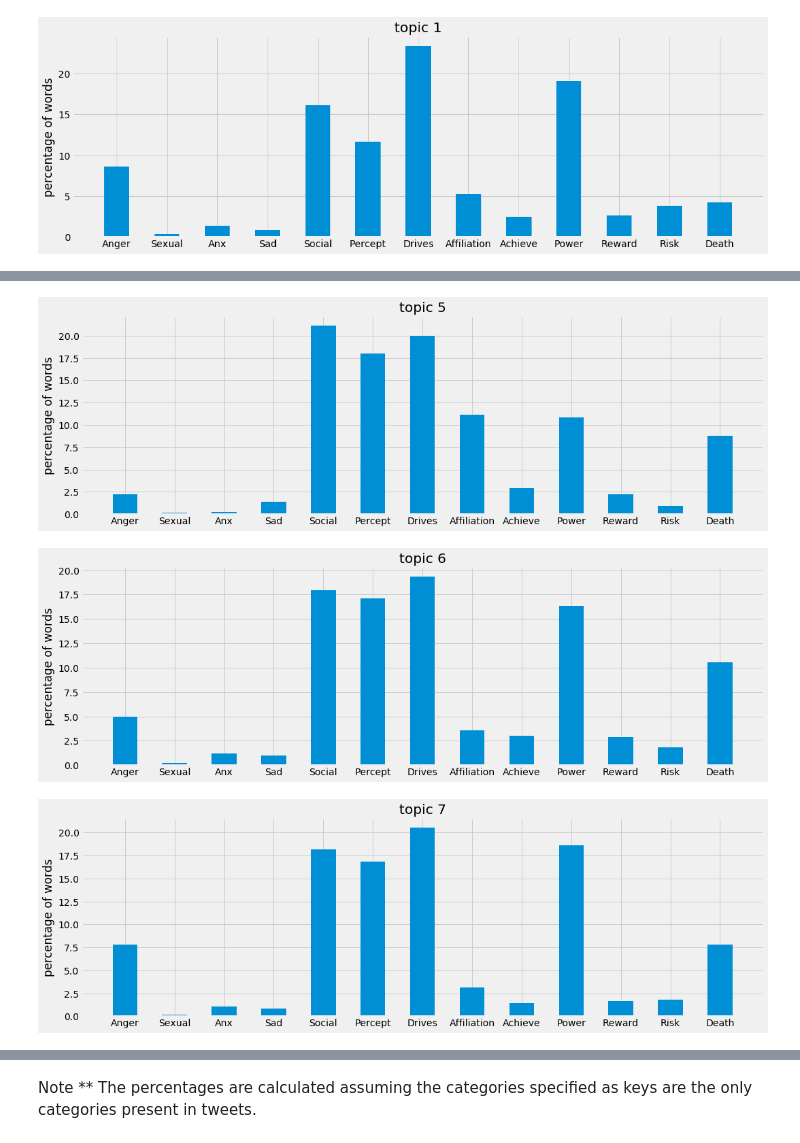
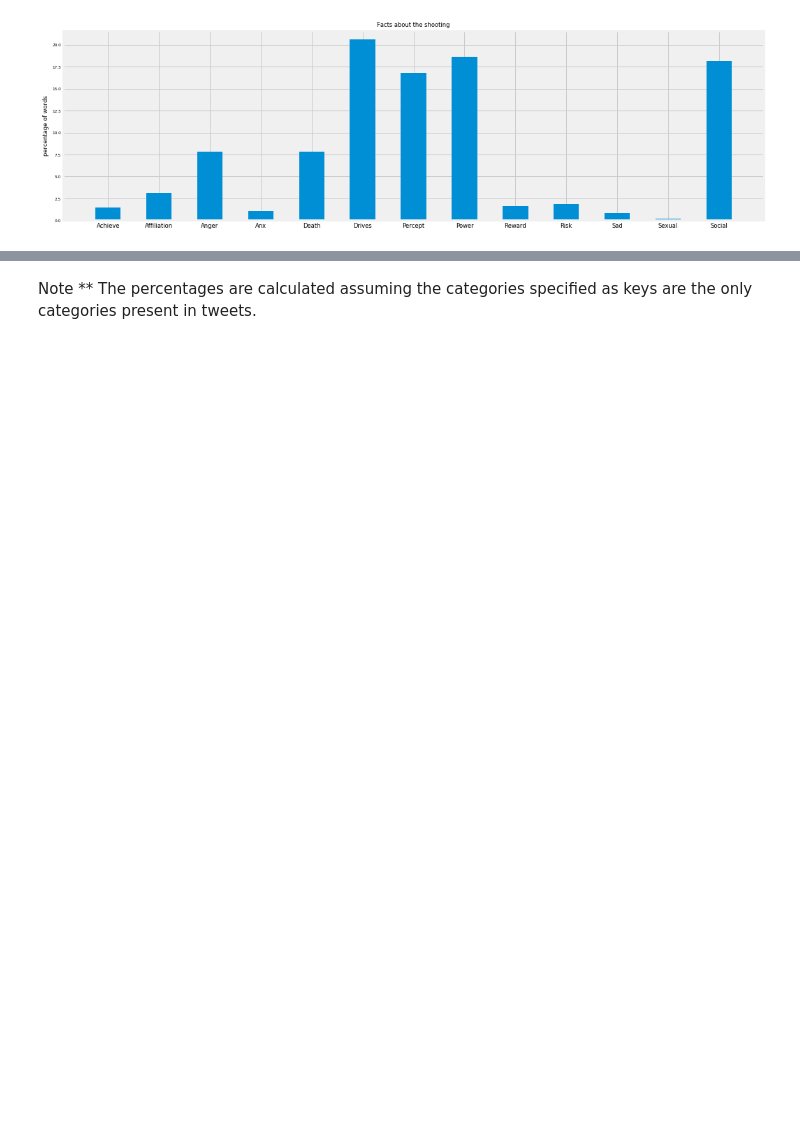
Before and after one commit to opardo/BlackLivesMatter, a Jupyter notebook: Vader_LIWC/LIWC_words_timeseries.ipynb, the cells around one changed output, grey strips where cells are left out. Drawn from its saved outputs; the diff is of its cells as text; code cells hidden in the pictures; blank space fills up the shorter version.

```diff
--- a/Vader_LIWC/LIWC_words_timeseries.ipynb
+++ b/Vader_LIWC/LIWC_words_timeseries.ipynb
@@ -24,3 +24,11 @@ df_liwc_tweets = pd.read_csv('LIWC_topics_all_tweets_updated.csv')
 df_liwc_dropped = df_liwc_tweets.drop(['Topic_Perc_Contrib', 'compound', 'id', 'id_str', 'neg', 'neu', 'pos','full_text'],axis=1)
 
 pivoted_df = pd.pivot_table(df_liwc_dropped, index= 'date', columns= 'Dominant_Topic', aggfunc = 'sum')
+# %%
+four_topics = df_liwc_dropped[df_liwc_dropped['Dominant_Topic'].isin([5,7,8,10])]
+four_topics['Dominant_Topic'] = four_topics['Dominant_Topic'].replace(5, 'Funeral')
+four_topics['Dominant_Topic'] = four_topics['Dominant_Topic'].replace(7, 'Facts about the shooting')
+four_topics['Dominant_Topic'] = four_topics['Dominant_Topic'].replace(8, 'Racism')
+four_topics['Dominant_Topic'] = four_topics['Dominant_Topic'].replace(10, 'Solidarity & Justice')
+
+pivoted_df_four = pd.pivot_table(four_topics, index= 'date', columns= 'Dominant_Topic', aggfunc = 'mean', dropna = True)
@@ -27,14 +54,13 @@ pivoted_df = pd.pivot_table(df_liwc_dropped, index= 'date', columns= 'Dominant_T
 # %%
 params = {'legend.fontsize': 'large',
-#           'figure.figsize': (15, 5),
+          'figure.figsize': (10, 5),
          'axes.labelsize': 'large',
          'axes.titlesize':'xx-large',
          'xtick.labelsize':'large',
          'ytick.labelsize':'large'}
 pylab.rcParams.update(params)
-for i in pivoted_df.columns.levels[0]:
-    pivoted_df[i].plot(figsize=(20,10), colormap='tab20b', grid=True, x_compat=True)
-    plt.gca().set_xticklabels(pivoted_df.index.values)
+for i in pivoted_df_four.columns.levels[0]:
+    pivoted_df_four[i].plot(colormap='tab20b')
+    plt.gca().set_xticklabels(pivoted_df_four.index.values)
     plt.title('%s'%i.replace('_', ' '))
-    plt.ylim(0,5000)
 # %% [output]
@@ -54,4 +80,5 @@ for i in pivoted_df.columns.levels[0]:
 # %%
+
 params = {'legend.fontsize': 'x-small',
 #           'figure.figsize': (15, 5),
          'axes.labelsize': 'small',
@@ -59,9 +86,10 @@ params = {'legend.fontsize': 'x-small',
          'xtick.labelsize':'small',
          'ytick.labelsize':'xx-small'}
 pylab.rcParams.update(params)
+df_keys= ['Achieve_words', 'Affiliation_words', 'Anger_words', 'Anx_words', 'Death_words', 'Drives_words', 'Percept_words', 'Power_words', 'Reward_words', 'Risk_words', 'Sad_words', 'Sexual_words', 'Social_words']
 for i in df_keys:
-    df_liwc_tweets.groupby('Dominant_Topic')[['%s'%i]].agg('sum').plot.bar(figsize=(5,5), legend=False)
-    plt.ylim(0,16000)
+    four_topics.groupby('Dominant_Topic')[['%s'%i]].agg('mean').plot.bar(figsize=(5,5), legend=False)
+    plt.ylim(0,1)
     plt.yticks(fontsize=10)
     plt.title('%s per Topic'%i.replace('_',' '), fontsize=16)
     plt.xlabel('Dominant topic', fontsize=12)
@@ -82,15 +110,15 @@ for i in df_keys:
 # %%
-for topic in sorted(df_liwc_tweets['Dominant_Topic'].unique().tolist()):
+for topic in sorted(four_topics['Dominant_Topic'].unique().tolist()):
     key_names = [i.split('_')[0] for i in df_keys]
     sums =[]
     for i in df_keys:
-        s = df_liwc_tweets[df_liwc_tweets['Dominant_Topic']==topic][str(i)].sum()
+        s = four_topics_liwc[four_topics['Dominant_Topic']==topic][str(i)].sum()
         sums.append(s)
     percs = sums/np.sum(sums)*100
     plt.figure()
     plt.bar(x=key_names, height=percs, width=0.5)
     plt.rcParams["figure.figsize"] = (16,5)
     plt.ylabel('percentage of words')
-    plt.title('topic %s'%topic)
+    plt.title('%s'%topic)
 # %% [output]
-[figure, old version]
+[figure, new version]
@@ -100,3 +127,0 @@ for topic in sorted(df_liwc_tweets['Dominant_Topic'].unique().tolist()):
-[figure, removed]
-[figure, removed]
-[figure, removed]
```
Also changed, not shown: parts of 4 cells of this notebook.
